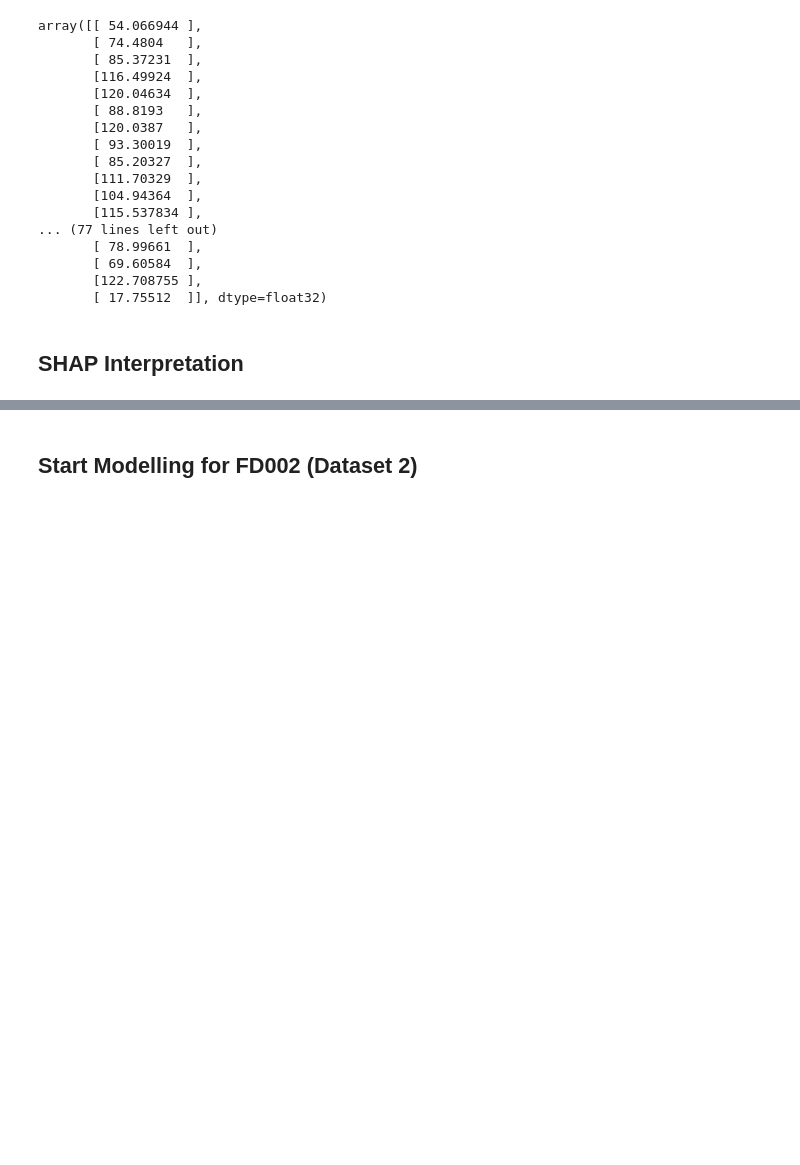
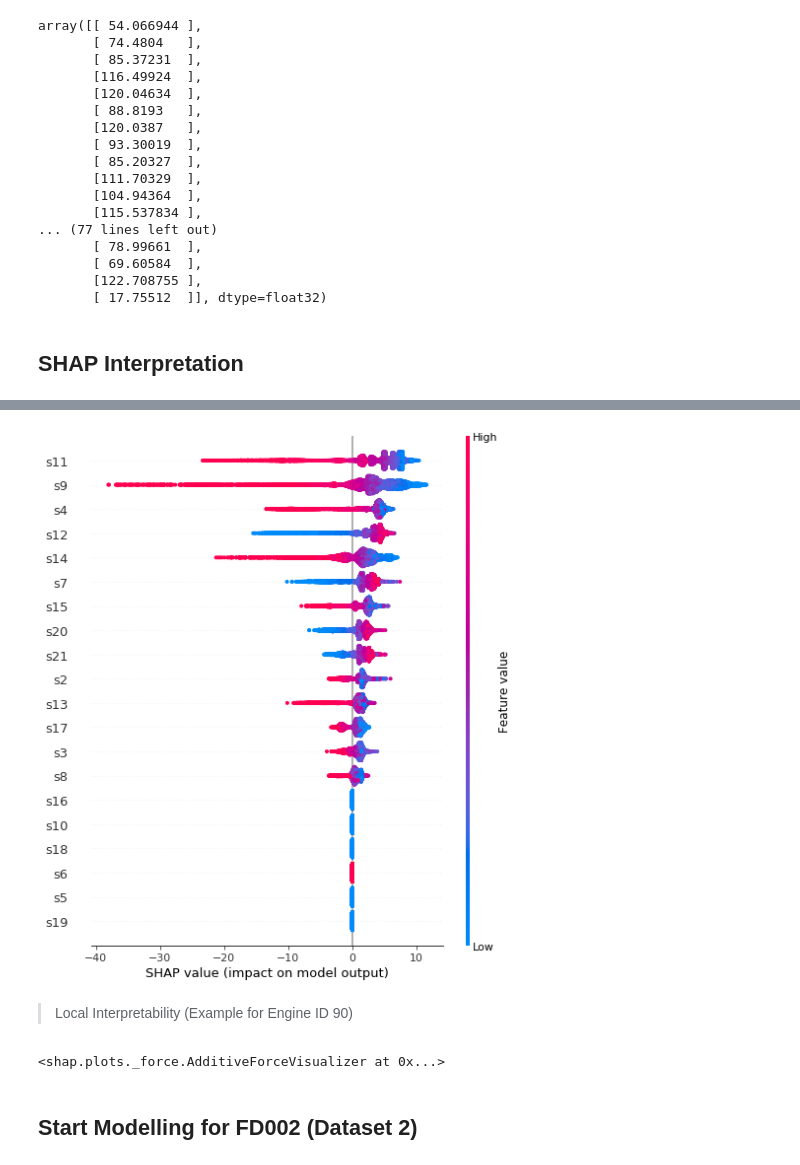
Before and after one commit to BT4103-G1/analytics, a Jupyter notebook: Compiled_Codes_FD001_FD004.ipynb, the cells around one changed output, grey strips where cells are left out. Saved outputs shown, nothing was run; the diff lists cells and outputs as text; code cells hidden in the pictures; blank space fills up the shorter version.

```diff
--- a/Compiled_Codes_FD001_FD004.ipynb
+++ b/Compiled_Codes_FD001_FD004.ipynb
@@ -623,3 +644,13 @@ Requirement already satisfied: six>=1.5 in /usr/local/lib/python3.7/dist-package
+# %%
+shap.summary_plot(shap_values, features=test1_df[features], feature_names= features)
+# %% [output]
+[figure, added]
+# %% [markdown]
+> Local Interpretability (Example for Engine ID 90)
+# %%
+shap_plot(90)
+# %% [output]
+<shap.plots._force.AdditiveForceVisualizer at 0x...>
 # %% [markdown]
 ## Start Modelling for FD002 (Dataset 2)
 # %%
```
Also changed, not shown: parts of 23 cells of this notebook.
